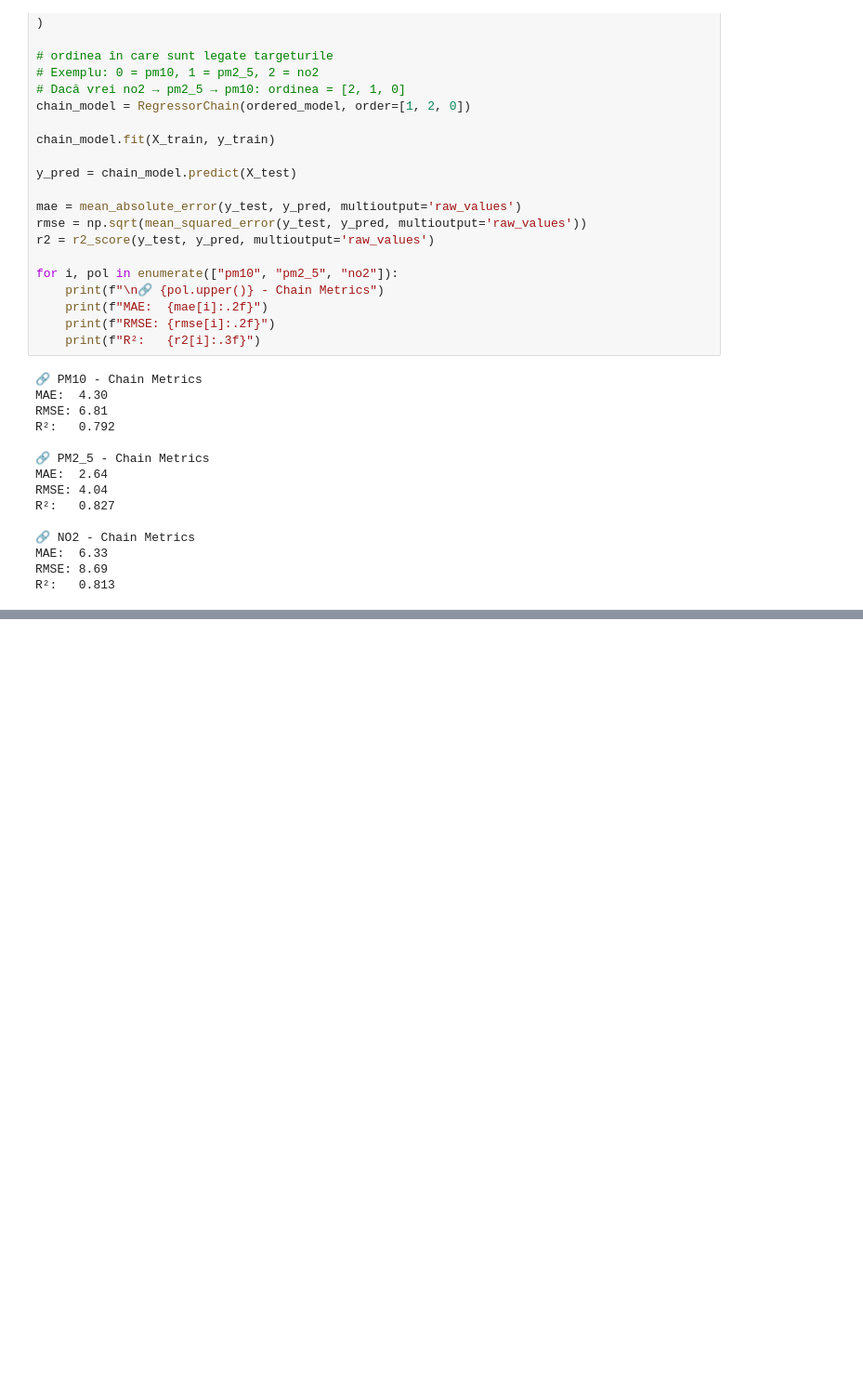
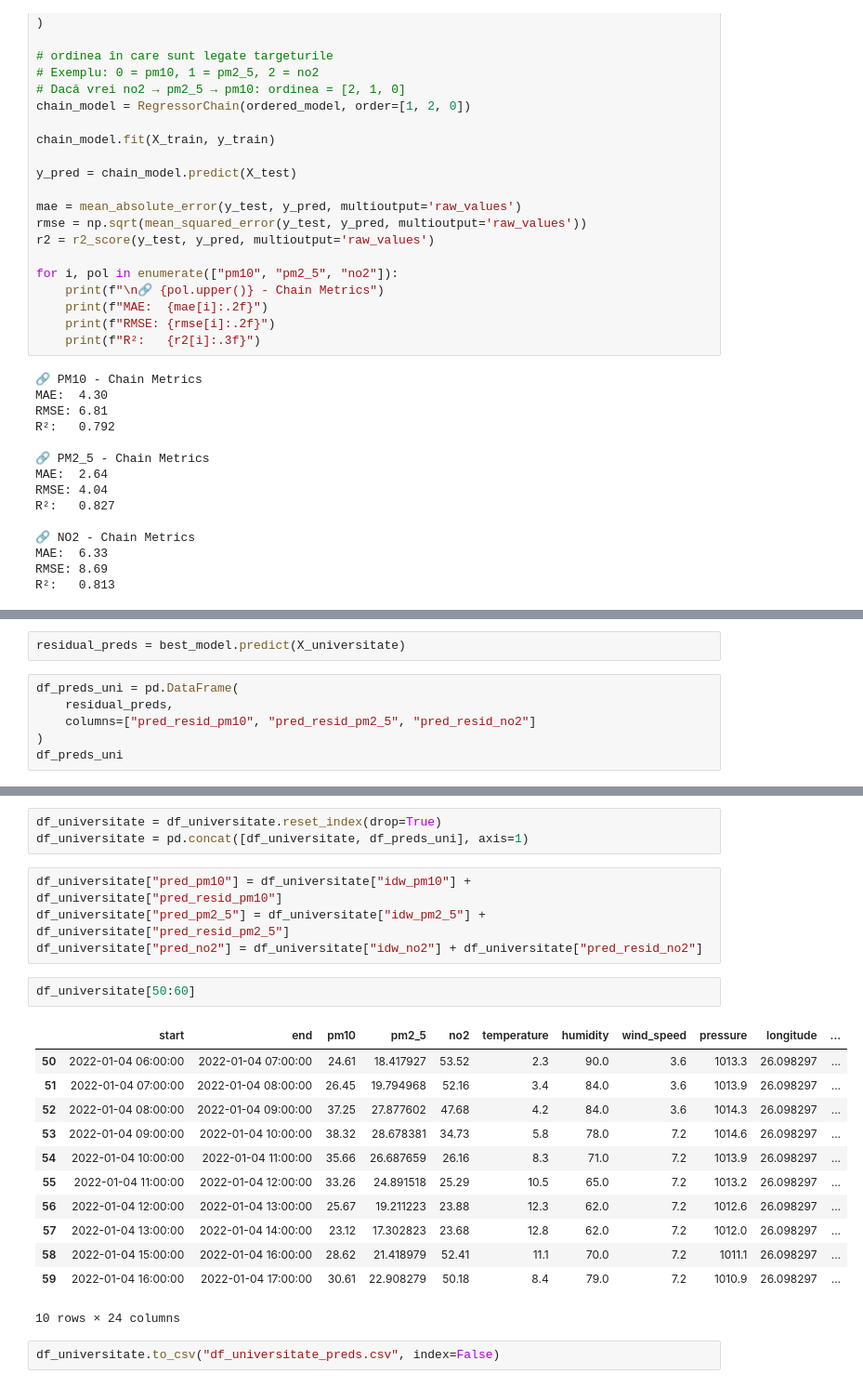
Before and after one commit to HemisCoding/bucharest-pollution-detector, a Jupyter notebook: notebooks/Models_Testings.ipynb, the cells around one changed output, grey strips where cells are left out. Shown at 93% size. Saved outputs shown, nothing was run; the diff lists cells and outputs as text; blank space fills up the shorter version.

```diff
--- a/notebooks/Models_Testings.ipynb
+++ b/notebooks/Models_Testings.ipynb
@@ -470,0 +821,8 @@ R²:   0.813
+# %%
+residual_preds = best_model.predict(X_universitate)
+# %%
+df_preds_uni = pd.DataFrame(
+    residual_preds,
+    columns=["pred_resid_pm10", "pred_resid_pm2_5", "pred_resid_no2"]
+)
+df_preds_uni
@@ -470,0 +843,24 @@ R²:   0.813
+# %%
+df_universitate = df_universitate.reset_index(drop=True)
+df_universitate = pd.concat([df_universitate, df_preds_uni], axis=1)
+# %%
+df_universitate["pred_pm10"] = df_universitate["idw_pm10"] + df_universitate["pred_resid_pm10"]
+df_universitate["pred_pm2_5"] = df_universitate["idw_pm2_5"] + df_universitate["pred_resid_pm2_5"]
+df_universitate["pred_no2"] = df_universitate["idw_no2"] + df_universitate["pred_resid_no2"]
+# %%
+df_universitate[50:60]
+# %% [output]
+|  | start | end | pm10 | pm2_5 | no2 | temperature | humidity | wind_speed | pressure | longitude | ... |
+| 50 | 2022-01-04 06:00:00 | 2022-01-04 07:00:00 | 24.61 | 18.417927 | 53.52 | 2.3 | 90.0 | 3.6 | 1013.3 | 26.098297 | ... |
+| 51 | 2022-01-04 07:00:00 | 2022-01-04 08:00:00 | 26.45 | 19.794968 | 52.16 | 3.4 | 84.0 | 3.6 | 1013.9 | 26.098297 | ... |
+| 52 | 2022-01-04 08:00:00 | 2022-01-04 09:00:00 | 37.25 | 27.877602 | 47.68 | 4.2 | 84.0 | 3.6 | 1014.3 | 26.098297 | ... |
+| 53 | 2022-01-04 09:00:00 | 2022-01-04 10:00:00 | 38.32 | 28.678381 | 34.73 | 5.8 | 78.0 | 7.2 | 1014.6 | 26.098297 | ... |
+| 54 | 2022-01-04 10:00:00 | 2022-01-04 11:00:00 | 35.66 | 26.687659 | 26.16 | 8.3 | 71.0 | 7.2 | 1013.9 | 26.098297 | ... |
+| 55 | 2022-01-04 11:00:00 | 2022-01-04 12:00:00 | 33.26 | 24.891518 | 25.29 | 10.5 | 65.0 | 7.2 | 1013.2 | 26.098297 | ... |
+| 56 | 2022-01-04 12:00:00 | 2022-01-04 13:00:00 | 25.67 | 19.211223 | 23.88 | 12.3 | 62.0 | 7.2 | 1012.6 | 26.098297 | ... |
+| 57 | 2022-01-04 13:00:00 | 2022-01-04 14:00:00 | 23.12 | 17.302823 | 23.68 | 12.8 | 62.0 | 7.2 | 1012.0 | 26.098297 | ... |
+| 58 | 2022-01-04 15:00:00 | 2022-01-04 16:00:00 | 28.62 | 21.418979 | 52.41 | 11.1 | 70.0 | 7.2 | 1011.1 | 26.098297 | ... |
+| 59 | 2022-01-04 16:00:00 | 2022-01-04 17:00:00 | 30.61 | 22.908279 | 50.18 | 8.4 | 79.0 | 7.2 | 1010.9 | 26.098297 | ... |
+10 rows × 24 columns
+# %%
+df_universitate.to_csv("df_universitate_preds.csv", index=False)
```
Also changed, not shown: parts of 14 cells of this notebook, 3 other files.
